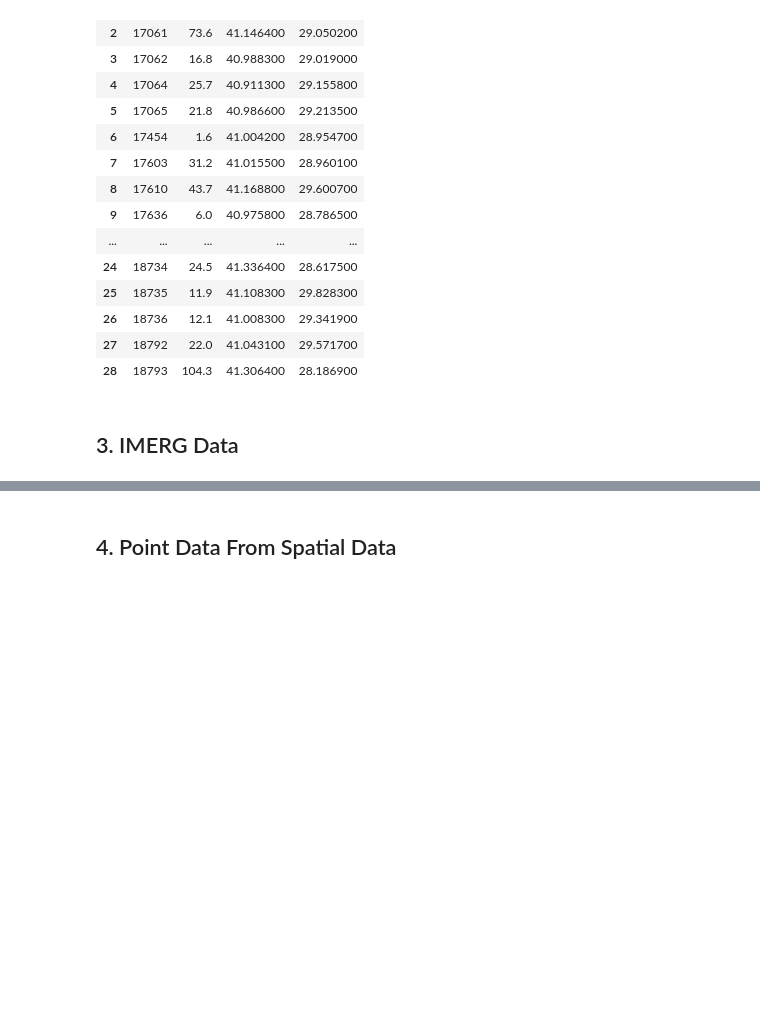
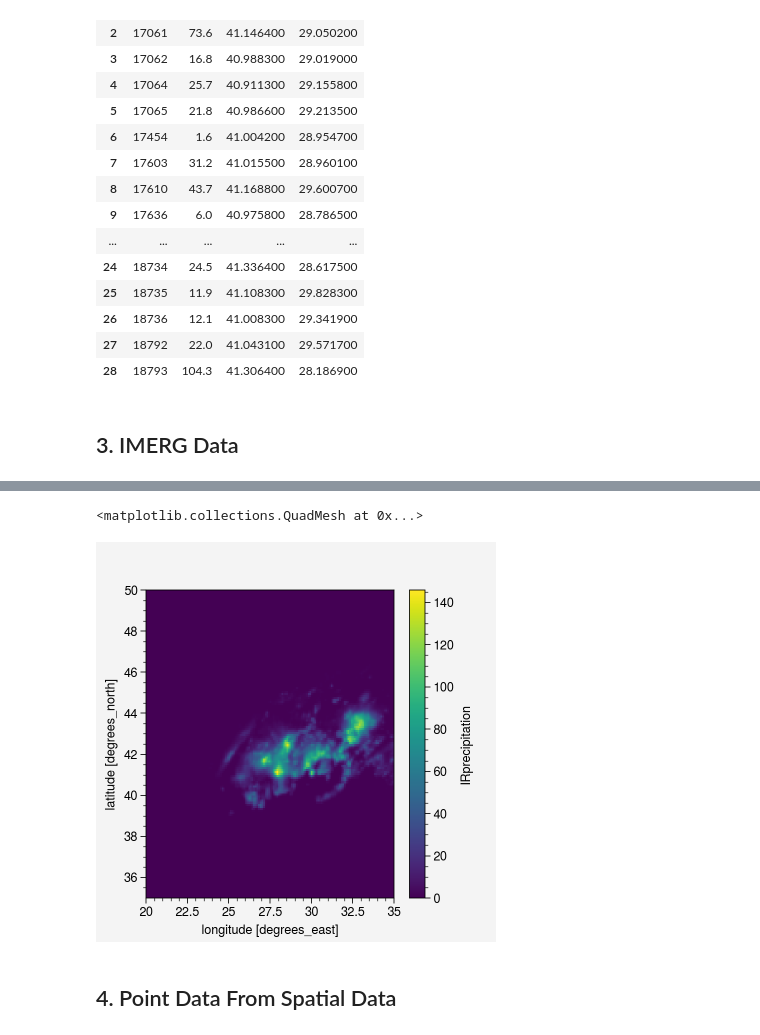
Before and after one commit to donmezkutay/Urban-Precipitation-Article-Istanbul, a Jupyter notebook: Figure3.ipynb, the cells around one changed output, grey strips where cells are left out. Drawn from its saved outputs; the diff is of its cells as text; code cells hidden in the pictures; blank space fills up the shorter version.

```diff
--- a/Figure3.ipynb
+++ b/Figure3.ipynb
@@ -431,3 +434,8 @@ imerg_sum.plot()
+# %%
+imerg_sum.plot()
+# %% [output]
+<matplotlib.collections.QuadMesh at 0x...>
+[figure, added]
 # %% [markdown]
 ## 4. Point Data From Spatial Data
 # %%
```
Also changed, not shown: parts of 7 cells of this notebook, 2 other files.
